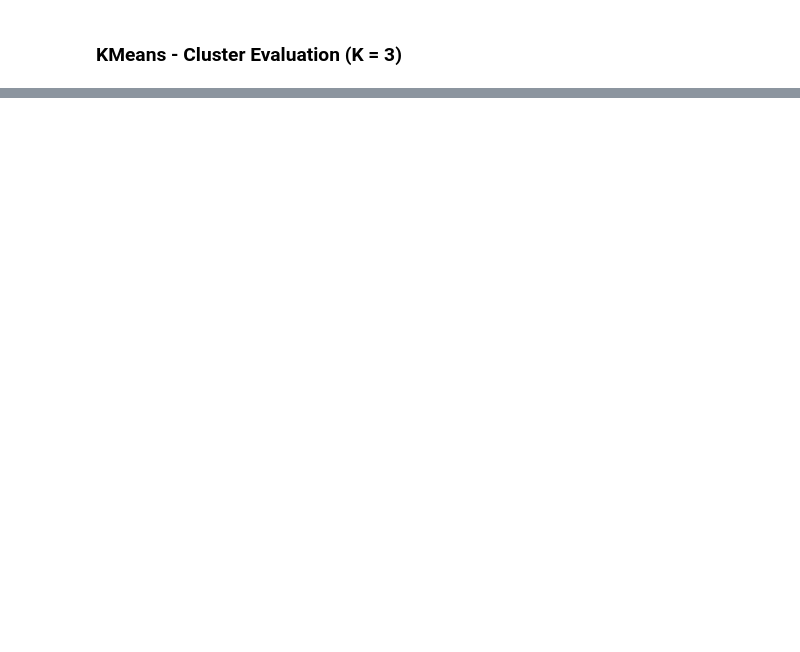
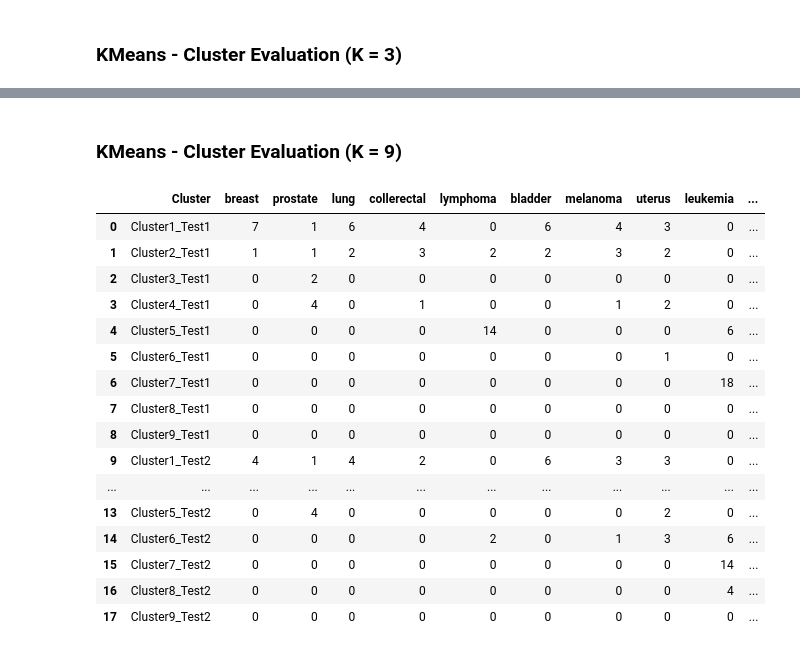
Before and after one commit to matteoForoni/sl-exercise6, a Jupyter notebook: sl-ex5-clustering-foroni.ipynb, the cells around one changed output, grey strips where cells are left out. Saved outputs shown, nothing was run; the diff lists cells and outputs as text; code cells hidden in the pictures; blank space fills up the shorter version.

Commit message:
Model Evaluation for n_init equal 1

```diff
--- a/sl-ex5-clustering-foroni.ipynb
+++ b/sl-ex5-clustering-foroni.ipynb
@@ -423,0 +469,39 @@ cancer_count_bycluster_test2.append(cancer_count_percluster_test2, ignore_index=
+# %% [markdown]
+### KMeans - Cluster Evaluation (K = 9)
+# %%
+clusters_number = 9
+experiments_number = 2
+# %%
+# Test 1
+clusters_test1, inertia = kmeans_model_predict(gene_train_df.T, clusters_number, n_init=1)
+cancer_count_percluster_test1 = output_creation(clusters_test1, cancer_categories_df, cancer_labels )
+# Test 2
+clusters_test2, inertia = kmeans_model_predict(gene_train_df.T, clusters_number,n_init=1)
+cancer_count_percluster_test2 = output_creation(clusters_test2, cancer_categories_df, cancer_labels )
+# %%
+cancer_count_bycluster_test1 = pd.DataFrame(cancer_count_percluster_test1, columns=cancer_labels)
+cancer_count_bycluster_test2 = pd.DataFrame(cancer_count_percluster_test2, columns=cancer_labels)
+cancer_count_bycluster = pd.concat([cancer_count_bycluster_test1, cancer_count_bycluster_test2 ], ignore_index=True)
+# %%
+cluster_experiments = create_cluster_string(clusters_number, experiments_number)
+cancer_count_bycluster.insert(0, 'Cluster', cluster_experiments)
+# %%
+cancer_count_bycluster
+# %% [output]
+|  | Cluster | breast | prostate | lung | collerectal | lymphoma | bladder | melanoma | uterus | leukemia | ... |
+| 0 | Cluster1_Test1 | 7 | 1 | 6 | 4 | 0 | 6 | 4 | 3 | 0 | ... |
+| 1 | Cluster2_Test1 | 1 | 1 | 2 | 3 | 2 | 2 | 3 | 2 | 0 | ... |
+| 2 | Cluster3_Test1 | 0 | 2 | 0 | 0 | 0 | 0 | 0 | 0 | 0 | ... |
+| 3 | Cluster4_Test1 | 0 | 4 | 0 | 1 | 0 | 0 | 1 | 2 | 0 | ... |
+| 4 | Cluster5_Test1 | 0 | 0 | 0 | 0 | 14 | 0 | 0 | 0 | 6 | ... |
+| 5 | Cluster6_Test1 | 0 | 0 | 0 | 0 | 0 | 0 | 0 | 1 | 0 | ... |
+| 6 | Cluster7_Test1 | 0 | 0 | 0 | 0 | 0 | 0 | 0 | 0 | 18 | ... |
+| 7 | Cluster8_Test1 | 0 | 0 | 0 | 0 | 0 | 0 | 0 | 0 | 0 | ... |
+| 8 | Cluster9_Test1 | 0 | 0 | 0 | 0 | 0 | 0 | 0 | 0 | 0 | ... |
+| 9 | Cluster1_Test2 | 4 | 1 | 4 | 2 | 0 | 6 | 3 | 3 | 0 | ... |
+| ... | ... | ... | ... | ... | ... | ... | ... | ... | ... | ... | ... |
+| 13 | Cluster5_Test2 | 0 | 4 | 0 | 0 | 0 | 0 | 0 | 2 | 0 | ... |
+| 14 | Cluster6_Test2 | 0 | 0 | 0 | 0 | 2 | 0 | 1 | 3 | 6 | ... |
+| 15 | Cluster7_Test2 | 0 | 0 | 0 | 0 | 0 | 0 | 0 | 0 | 14 | ... |
+| 16 | Cluster8_Test2 | 0 | 0 | 0 | 0 | 0 | 0 | 0 | 0 | 4 | ... |
+| 17 | Cluster9_Test2 | 0 | 0 | 0 | 0 | 0 | 0 | 0 | 0 | 0 | ... |
```
Also changed, not shown: parts of 16 cells of this notebook.
